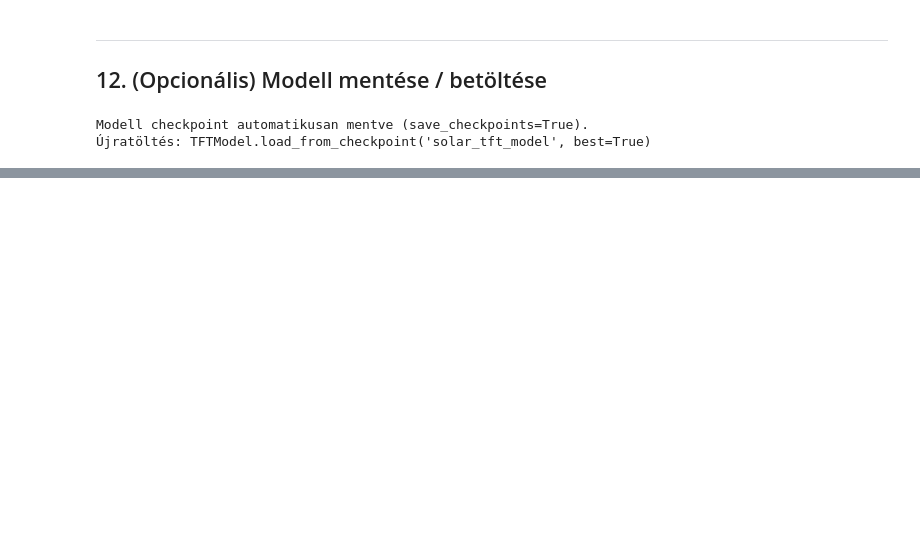
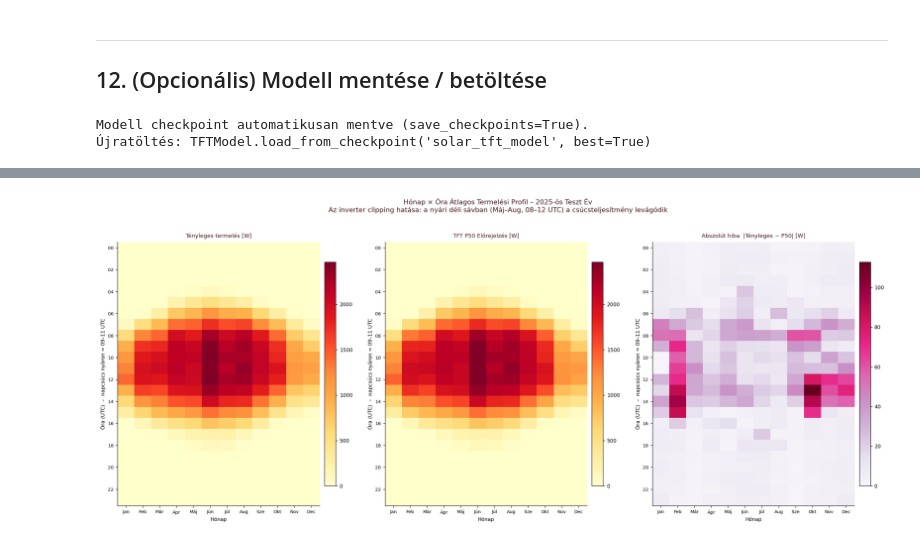
Before and after one commit to csabatatrai/solar-ml-pipeline, a Jupyter notebook: solar_ml_pipeline.ipynb, the cells around one changed output, grey strips where cells are left out. Saved outputs shown, nothing was run; the diff lists cells and outputs as text; code cells hidden in the pictures; blank space fills up the shorter version.

```diff
--- a/solar_ml_pipeline.ipynb
+++ b/solar_ml_pipeline.ipynb
@@ -509,0 +651,54 @@ Modell checkpoint automatikusan mentve (save_checkpoints=True).
+# %%
+# ─── 14. Vizualizáció: Hónap × Óra Átlagos Termelési Profil (3 panel) ──────────
+
+_df_hm = pd.DataFrame({
+    "actual":    actual_s.values,
+    "predicted": p50_s.values,
+    "month":     actual_s.index.month,
+    "hour":      actual_s.index.hour,
+})
+
+# Fektetett orientáció: hónap X-tengelyen (12 oszlop), óra Y-tengelyen (24 sor)
+_piv_act  = _df_hm.groupby(["month", "hour"])["actual"].mean().unstack("month")
+_piv_pred = _df_hm.groupby(["month", "hour"])["predicted"].mean().unstack("month")
+_piv_err  = (_piv_act - _piv_pred).abs()
+
+# Teljes 24×12 mátrix garantálva (hiányzó értékeket 0-val töltjük)
+_piv_act  = _piv_act.reindex(index=range(24), columns=range(1, 13)).fillna(0.0)
+_piv_pred = _piv_pred.reindex(index=range(24), columns=range(1, 13)).fillna(0.0)
+_piv_err  = _piv_err.reindex(index=range(24), columns=range(1, 13)).fillna(0.0)
+
+_MON = ["Jan", "Feb", "Már", "Ápr", "Máj", "Jún",
+        "Júl", "Aug", "Sze", "Okt", "Nov", "Dec"]
+_vmax_prod = float(np.nanmax([_piv_act.values.max(), _piv_pred.values.max()]))
+_vmax_err  = float(np.nanmax(_piv_err.values))
+
+fig, axes = plt.subplots(1, 3, figsize=(20, 8))
+
+_panels = [
+    (_piv_act,  "YlOrRd", 0, _vmax_prod, "Tényleges termelés [W]"),
+    (_piv_pred, "YlOrRd", 0, _vmax_prod, "TFT P50 Előrejelzés [W]"),
+    (_piv_err,  "PuRd",   0, _vmax_err,  "Abszolút hiba  |Tényleges − P50| [W]"),
+]
+for ax, (piv, cmap, vmin, vmax, title) in zip(axes, _panels):
+    _im = ax.imshow(piv.values, aspect="auto", cmap=cmap,
+                    vmin=vmin, vmax=vmax, origin="upper")
+    _cb = plt.colorbar(_im, ax=ax, shrink=0.85, pad=0.02)
+    _cb.ax.tick_params(labelsize=9)
+    ax.set_xticks(range(12))
+    ax.set_xticklabels(_MON, fontsize=8)
+    ax.set_yticks(range(0, 24, 2))
+    ax.set_yticklabels([f"{h:02d}" for h in range(0, 24, 2)], fontsize=8)
+    ax.set_xlabel("Hónap", fontsize=9)
+    ax.set_ylabel("Óra (UTC)  –  napcsúcs nyáron ≈ 09–11 UTC", fontsize=9)
+    ax.set_title(title, fontsize=10, color=COLORS.get("title", "#481d24"), pad=8)
+
+fig.suptitle(
+    "Hónap × Óra Átlagos Termelési Profil – 2025-ös Teszt Év\n"
+    "Az inverter clipping hatása: a nyári déli sávban (Máj–Aug, 08–12 UTC) a csúcsteljesítmény levágódik",
+    fontsize=12, color=COLORS.get("title", "#481d24"), y=1.02,
+)
+plt.tight_layout()
+plt.show()
+# %% [output]
+[figure, added]
```
Also changed, not shown: parts of 9 cells of this notebook, 3 other files.
